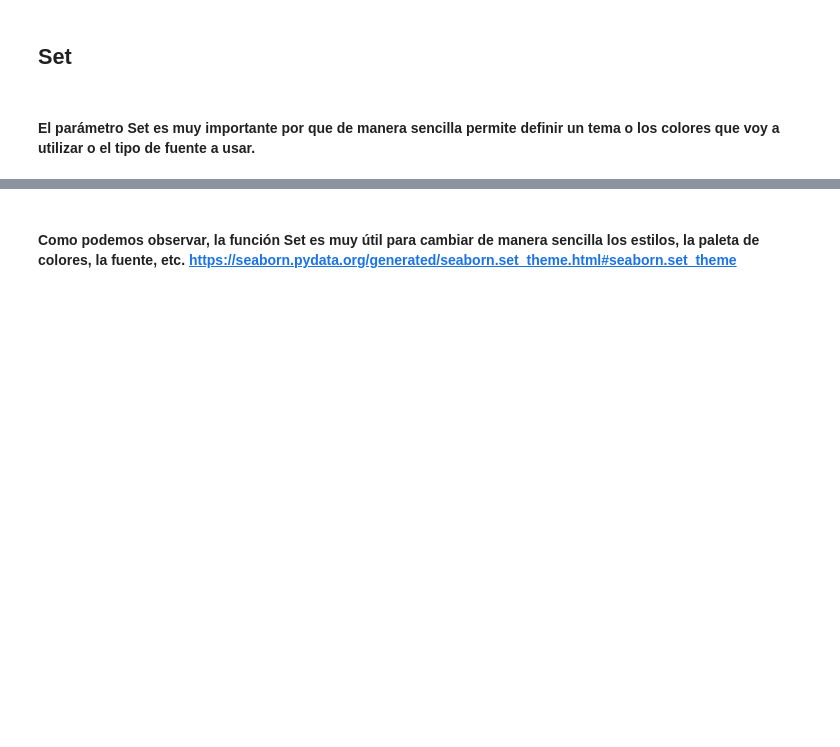
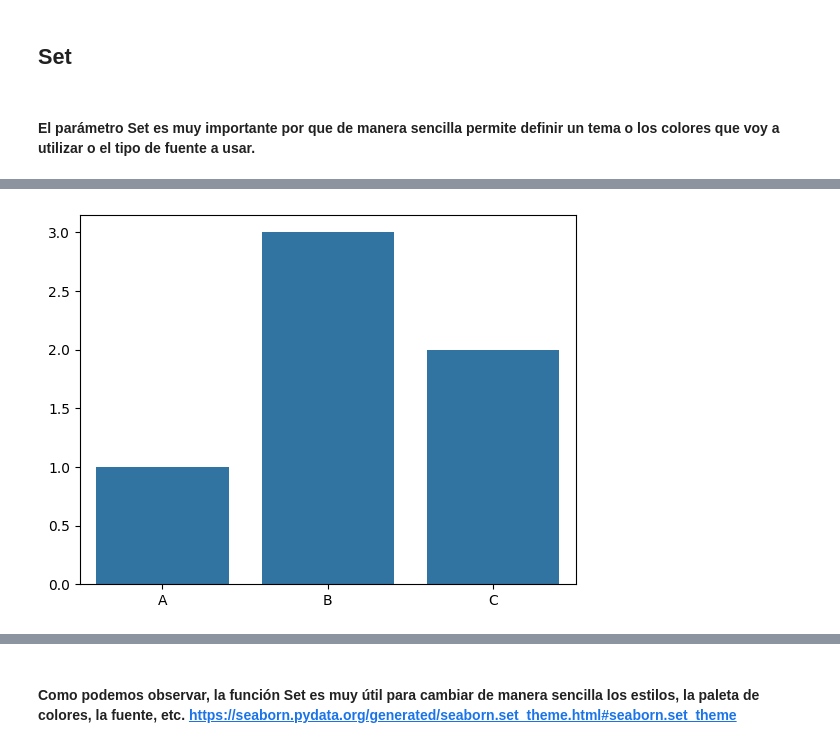
Before and after one commit to v1c4r10us/ba_course, a Jupyter notebook: matplotlib_seaborn.ipynb, the cells around one changed output, grey strips where cells are left out. Saved outputs shown, nothing was run; the diff lists cells and outputs as text; code cells hidden in the pictures; blank space fills up the shorter version.

```diff
--- a/matplotlib_seaborn.ipynb
+++ b/matplotlib_seaborn.ipynb
@@ -377,7 +417,9 @@ Fue creada por Michael Waskom, quien ofrece todo el detalle posible de la librer
 # %%
 import seaborn as sns
 # %%
-sns.barplot(x = ['A','B','C'], y = [1, 3, 2,])
+sns.barplot(x = ['A','B','C'], y = [1, 3, 2])
 plt.show()
+# %% [output]
+[figure, added]
 # %%
 sns.set(style='darkgrid') # cambiamos el estilo del grid
```
Also changed, not shown: parts of 68 cells of this notebook, 2 other files.
